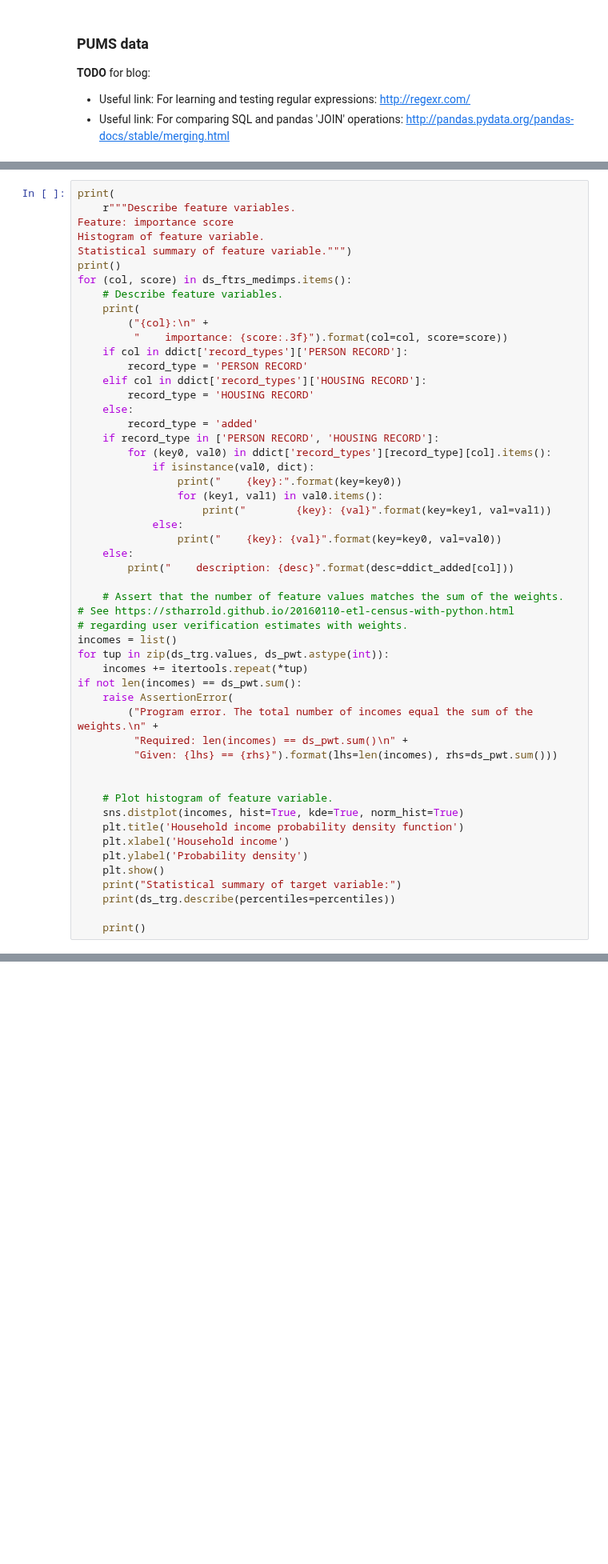
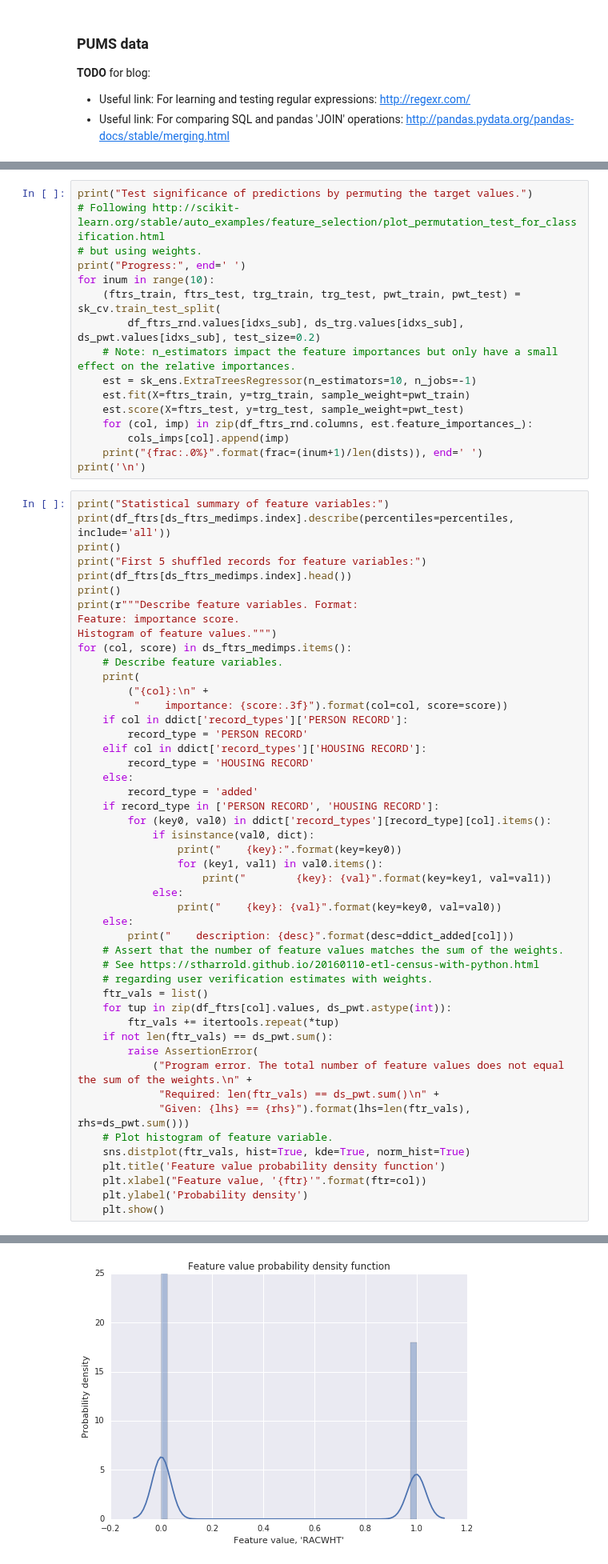
Before and after one commit to stharrold/stharrold.github.io, a Jupyter notebook: content/static/20160221-predict-household-income-from-census/20160221-predict-household-income-from-census.ipynb, the cells around one changed output, grey strips where cells are left out. Shown at 80% size. Drawn from its saved outputs; the diff is of its cells as text; blank space fills up the shorter version.

```diff
--- a/content/static/20160221-predict-household-income-from-census/20160221-predict-household-income-from-census.ipynb
+++ b/content/static/20160221-predict-household-income-from-census/20160221-predict-household-income-from-census.ipynb
@@ -673,10 +718,29 @@ Select important features:
+# %%
+print("Test significance of predictions by permuting the target values.")
+# Following http://scikit-learn.org/stable/auto_examples/feature_selection/plot_permutation_test_for_classification.html
+# but using weights.
+print("Progress:", end=' ')
+for inum in range(10):
+    (ftrs_train, ftrs_test, trg_train, trg_test, pwt_train, pwt_test) = sk_cv.train_test_split(
+        df_ftrs_rnd.values[idxs_sub], ds_trg.values[idxs_sub], ds_pwt.values[idxs_sub], test_size=0.2)
+    # Note: n_estimators impact the feature importances but only have a small effect on the relative importances.
+    est = sk_ens.ExtraTreesRegressor(n_estimators=10, n_jobs=-1)
+    est.fit(X=ftrs_train, y=trg_train, sample_weight=pwt_train)
+    est.score(X=ftrs_test, y=trg_test, sample_weight=pwt_test)
+    for (col, imp) in zip(df_ftrs_rnd.columns, est.feature_importances_):
+        cols_imps[col].append(imp)
+    print("{frac:.0%}".format(frac=(inum+1)/len(dists)), end=' ')
+print('\n')
 # %%
-print(
-    r"""Describe feature variables.
-Feature: importance score
-Histogram of feature variable.
-Statistical summary of feature variable.""")
+print("Statistical summary of feature variables:")
+print(df_ftrs[ds_ftrs_medimps.index].describe(percentiles=percentiles, include='all'))
 print()
+print("First 5 shuffled records for feature variables:")
+print(df_ftrs[ds_ftrs_medimps.index].head())
+print()
+print(r"""Describe feature variables. Format:
+Feature: importance score.
+Histogram of feature values.""")
 for (col, score) in ds_ftrs_medimps.items():
     # Describe feature variables.
     print(
@@ -698,28 +762,21 @@ for (col, score) in ds_ftrs_medimps.items():
                 print("    {key}: {val}".format(key=key0, val=val0))
     else:
         print("    description: {desc}".format(desc=ddict_added[col]))
-
     # Assert that the number of feature values matches the sum of the weights.
-# See https://stharrold.github.io/20160110-etl-census-with-python.html
-# regarding user verification estimates with weights.
-incomes = list()
-for tup in zip(ds_trg.values, ds_pwt.astype(int)):
-    incomes += itertools.repeat(*tup)
-if not len(incomes) == ds_pwt.sum():
-    raise AssertionError(
-        ("Program error. The total number of incomes equal the sum of the weights.\n" +
-         "Required: len(incomes) == ds_pwt.sum()\n" +
-         "Given: {lhs} == {rhs}").format(lhs=len(incomes), rhs=ds_pwt.sum()))
-
-
+    # See https://stharrold.github.io/20160110-etl-census-with-python.html
+    # regarding user verification estimates with weights.
+    ftr_vals = list()
+    for tup in zip(df_ftrs[col].values, ds_pwt.astype(int)):
+        ftr_vals += itertools.repeat(*tup)
+    if not len(ftr_vals) == ds_pwt.sum():
+        raise AssertionError(
+            ("Program error. The total number of feature values does not equal the sum of the weights.\n" +
+             "Required: len(ftr_vals) == ds_pwt.sum()\n" +
+             "Given: {lhs} == {rhs}").format(lhs=len(ftr_vals), rhs=ds_pwt.sum()))
     # Plot histogram of feature variable.
-    sns.distplot(incomes, hist=True, kde=True, norm_hist=True)
-    plt.title('Household income probability density function')
-    plt.xlabel('Household income')
+    sns.distplot(ftr_vals, hist=True, kde=True, norm_hist=True)
+    plt.title('Feature value probability density function')
+    plt.xlabel("Feature value, '{ftr}'".format(ftr=col))
     plt.ylabel('Probability density')
     plt.show()
-    print("Statistical summary of target variable:")
-    print(ds_trg.describe(percentiles=percentiles))
-
-    print()
 # %% [output]
@@ -742,0 +800 @@ RACWHT:
+[figure, added]
```
Also changed, not shown: parts of 20 cells of this notebook.
